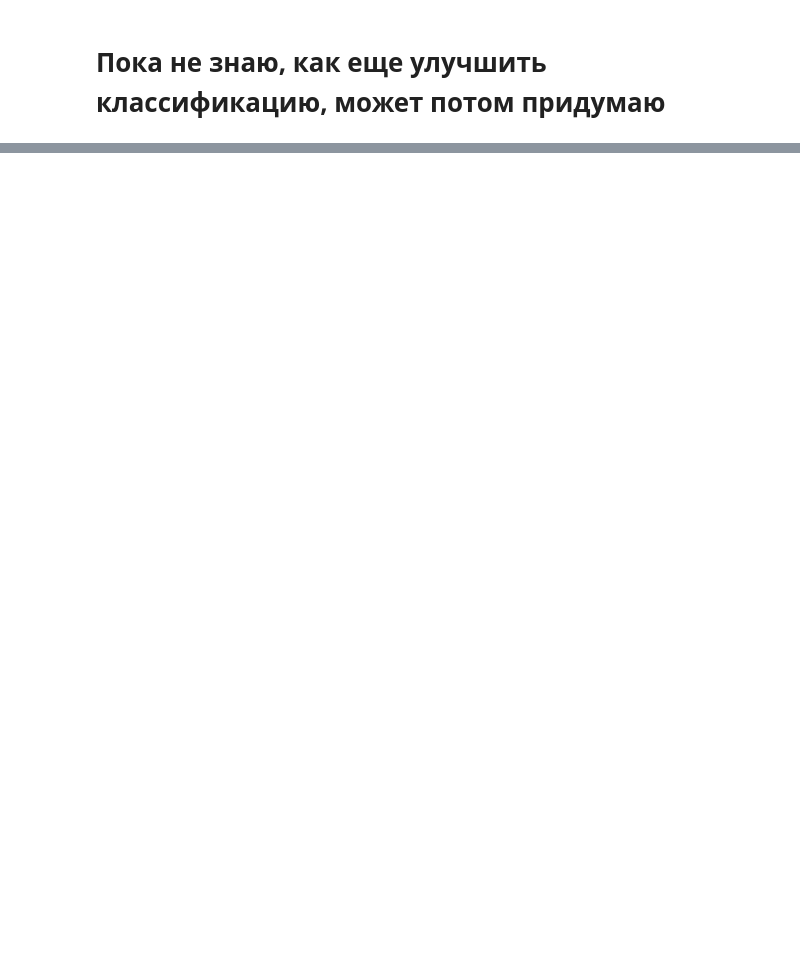
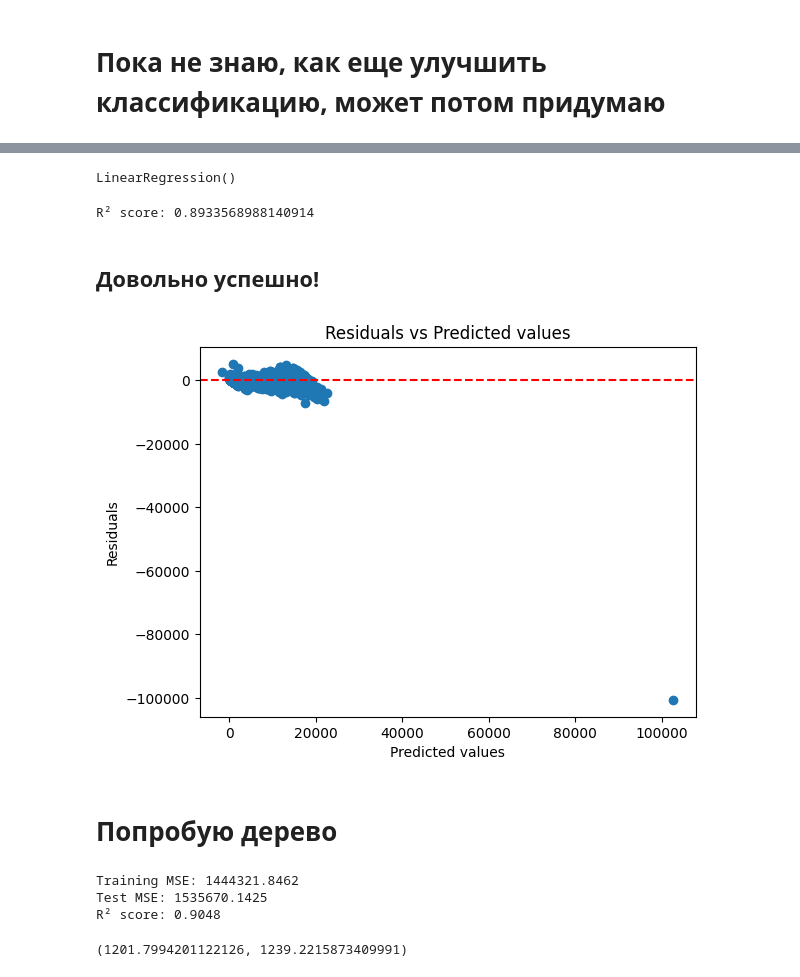
Before and after one commit to Alexandrbel204/Diamonds, a Jupyter notebook: Diamonds.ipynb, the cells around one changed output, grey strips where cells are left out. Cells and saved outputs as stored; diff of their text form; code cells hidden in the pictures; blank space fills up the shorter version.

```diff
--- a/Diamonds.ipynb
+++ b/Diamonds.ipynb
@@ -1019,0 +1264,3 @@ weighted avg       0.80      0.80      0.80     10788
+# %%
+lm = LinearRegression()
+lm.fit(x_train[['carat','depth', 'table', 'x', 'y', 'z']],y_train)
@@ -1019,0 +1285,32 @@ weighted avg       0.80      0.80      0.80     10788
+# %%
+from sklearn.preprocessing import PolynomialFeatures
+from sklearn.linear_model import LinearRegression
+polynomial_reg = PolynomialFeatures(degree=2)
+reg = LinearRegression()
+# %%
+x_polynomial_train = polynomial_reg.fit_transform(x_train)
+reg.fit(x_polynomial_train, y_train)
+# %% [output]
+LinearRegression()
+# %%
+x_polynomial_test = polynomial_reg.transform(x_test)  # Преобразование x_test
+y_head = reg.predict(x_polynomial_test)
+
+r2 = r2_score(y_test, y_head)
+print(f"R² score: {r2}")
+# %% [output]
+R² score: 0.8933568988140914
+# %% [markdown]
+## Довольно успешно!
+# %%
+residuals = y_test - y_head
+plt.scatter(y_head, residuals)
+plt.axhline(0, color='red', linestyle='--')
+plt.xlabel('Predicted values')
+plt.ylabel('Residuals')
+plt.title('Residuals vs Predicted values')
+plt.show()
+# %% [output]
+[figure, added]
+# %% [markdown]
+# Попробую дерево
@@ -1019,0 +1321,21 @@ weighted avg       0.80      0.80      0.80     10788
+# %%
+tree_reg.fit(x_train, y_train)
+
+y_train_pred = tree_reg.predict(x_train)
+y_test_pred = tree_reg.predict(x_test)
+
+mse_train = mean_squared_error(y_train, y_train_pred)
+mse_test = mean_squared_error(y_test, y_test_pred)
+r2 = r2_score(y_test, y_test_pred)
+
+print(f"Training MSE: {mse_train:.4f}")
+print(f"Test MSE: {mse_test:.4f}")
+print(f"R² score: {r2:.4f}")
+# %% [output]
+Training MSE: 1444321.8462
+Test MSE: 1535670.1425
+R² score: 0.9048
+# %%
+np.sqrt(mse_train), np.sqrt(mse_test)
+# %% [output]
+(1201.7994201122126, 1239.2215873409991)
```
Also changed, not shown: parts of 70 cells of this notebook.
